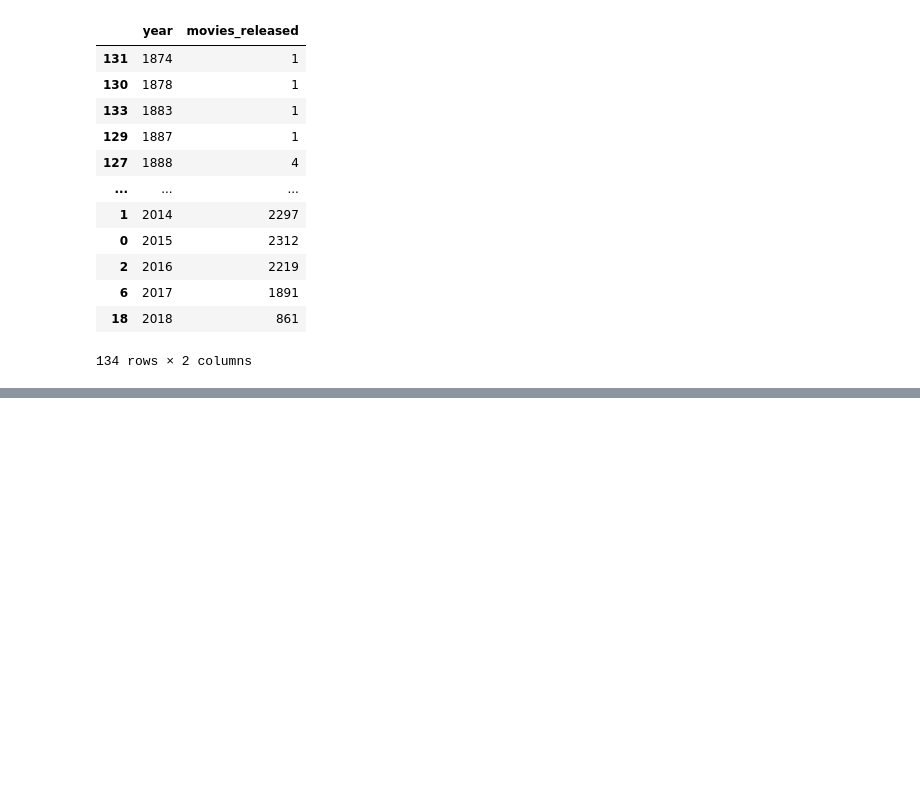
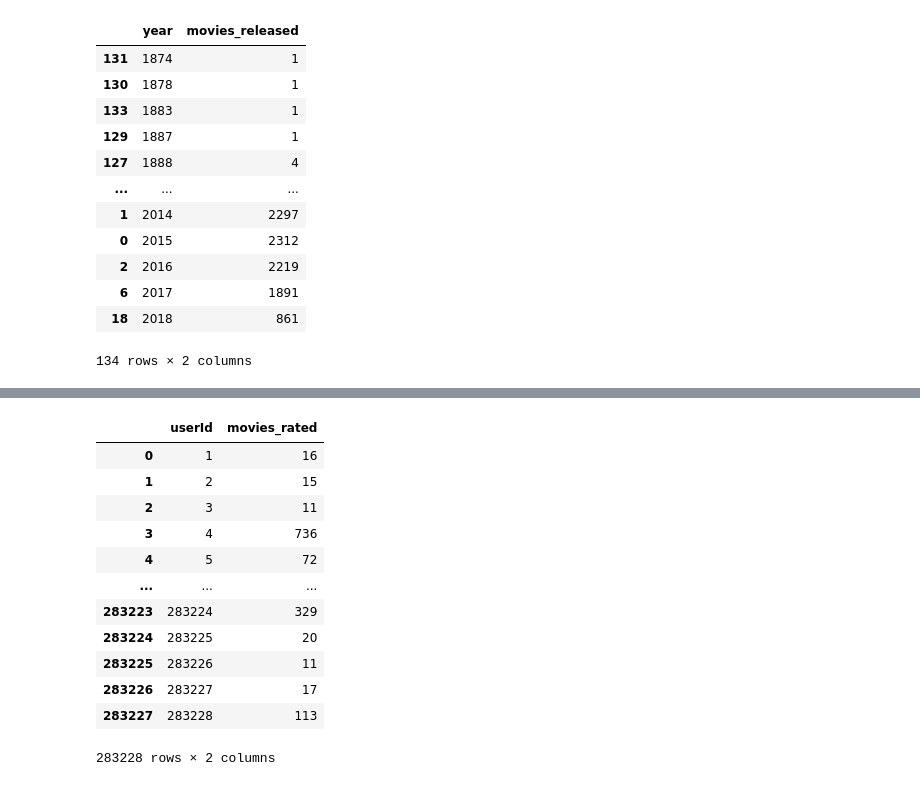
Before and after one commit to Razjoh/Machine-learning-Rasmus-Johansson, a Jupyter notebook: Labb/EDA.ipynb, the cells around one changed output, grey strips where cells are left out. Saved outputs shown, nothing was run; the diff lists cells and outputs as text; code cells hidden in the pictures; blank space fills up the shorter version.

```diff
--- a/Labb/EDA.ipynb
+++ b/Labb/EDA.ipynb
@@ -218,0 +231,17 @@ ax.xaxis.set_major_locator(plt.MaxNLocator(80));
+# %%
+ratinges_per_user = df_ratings.groupby("userId")["movieId"].count().reset_index(name="movies_rated")
+ratinges_per_user
+# %% [output]
+|  | userId | movies_rated |
+| 0 | 1 | 16 |
+| 1 | 2 | 15 |
+| 2 | 3 | 11 |
+| 3 | 4 | 736 |
+| 4 | 5 | 72 |
+| ... | ... | ... |
+| 283223 | 283224 | 329 |
+| 283224 | 283225 | 20 |
+| 283225 | 283226 | 11 |
+| 283226 | 283227 | 17 |
+| 283227 | 283228 | 113 |
+283228 rows × 2 columns
```
Also changed, not shown: parts of 7 cells of this notebook.
